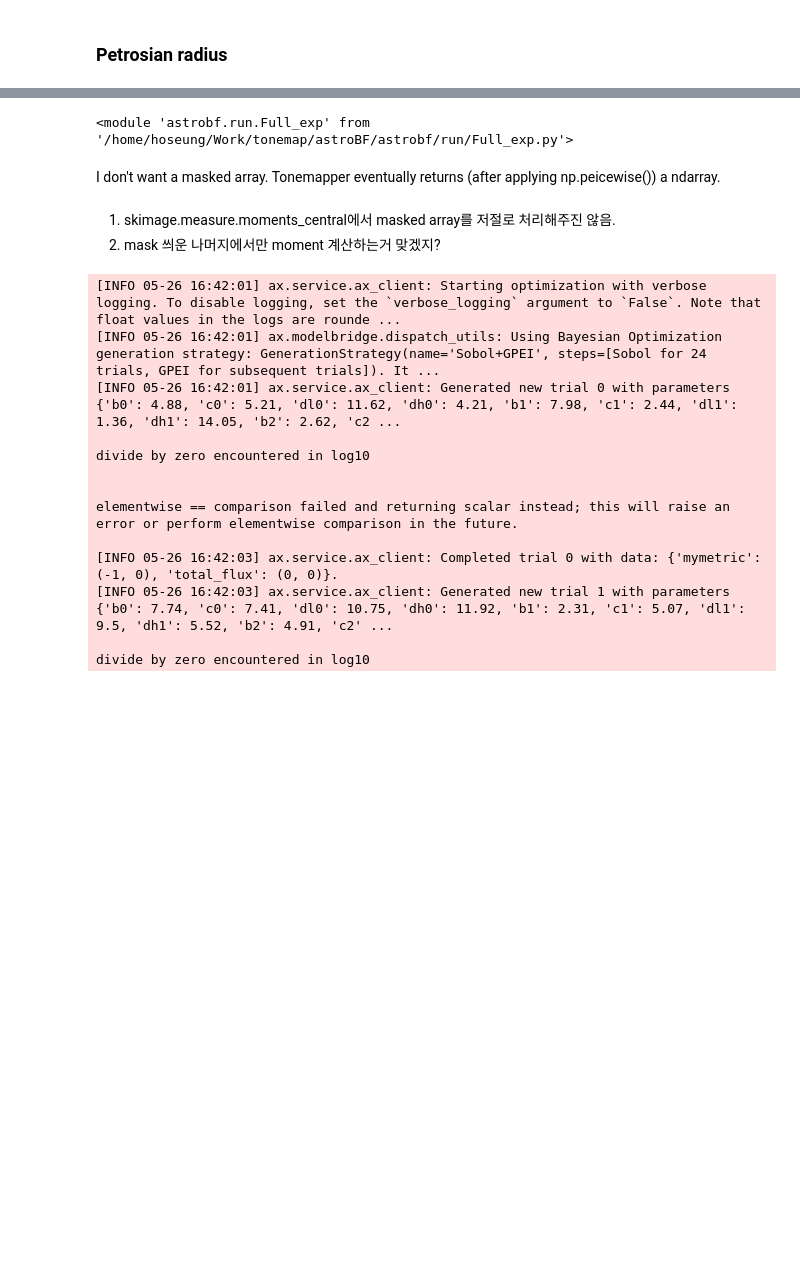
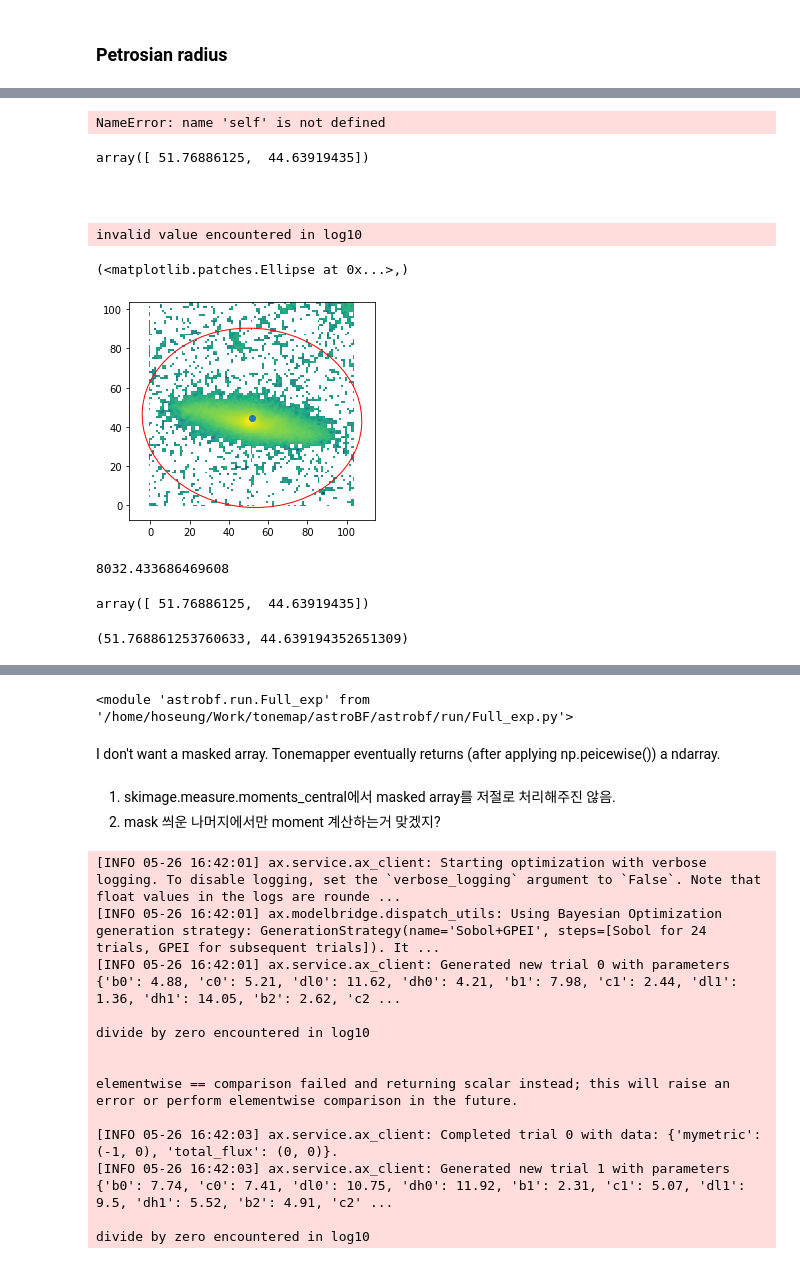
Before and after one commit to Hoseung/astroBF, a Jupyter notebook: notebooks/Eval_more_params_testing.ipynb, the cells around one changed output, grey strips where cells are left out. Saved outputs shown, nothing was run; the diff lists cells and outputs as text; code cells hidden in the pictures; blank space fills up the shorter version.

```diff
--- a/notebooks/Eval_more_params_testing.ipynb
+++ b/notebooks/Eval_more_params_testing.ipynb
@@ -164,0 +380,5 @@ ImportError: erfa version 1.7 or later must be installed to use Astropy. erfa is
+# %%
+from astrobf.morph import statmorph
+
+image, mask, weight = sub_gals[0]['data']
+morph = statmorph.SourceMorphology(image, mask, weightmap=weight)
@@ -226,0 +472,16 @@ NameError: name 'r' is not defined
+# %%
+center_0 = np.array([xc,yc])  # initial guess
+#r = self._petro_extent_cas * self._rpetro_circ_centroid
+r = 20
+center_asym = opt.fmin(asymmetry_function, center_0,
+                       args=(image, mask.astype(bool),r),
+                       xtol=1e-6, disp=True)
+print(center_asym)
+# %% [output]
+NameError: name 'self' is not defined
+# %%
+center_0
+# %% [output]
+array([ 51.76886125,  44.63919435])
+# %% [markdown]
+###
@@ -226,0 +494,22 @@ NameError: name 'r' is not defined
+# %%
+from photutils.morphology import data_properties
+
+cat = data_properties(image)
+r = 3.0  # approximate isophotal extent
+a = cat.semimajor_sigma.value * r
+b = cat.semiminor_sigma.value * r
+theta = cat.orientation.to(units.rad).value
+
+apertures = EllipticalAperture(center_asym, a, b, theta=theta)
+
+plt.imshow(np.log10(image), origin='lower')
+plt.scatter(*center_asym)
+apertures.plot(color='red')
+# %% [output]
+invalid value encountered in log10
+(<matplotlib.patches.Ellipse at 0x...>,)
+[figure, added]
+# %%
+apertures.area
+# %% [output]
+8032.433686469608
@@ -226,0 +518,8 @@ NameError: name 'r' is not defined
+# %%
+center_asym
+# %% [output]
+array([ 51.76886125,  44.63919435])
+# %%
+xc, yc
+# %% [output]
+(51.768861253760633, 44.639194352651309)
```
Also changed, not shown: parts of 27 cells of this notebook.
